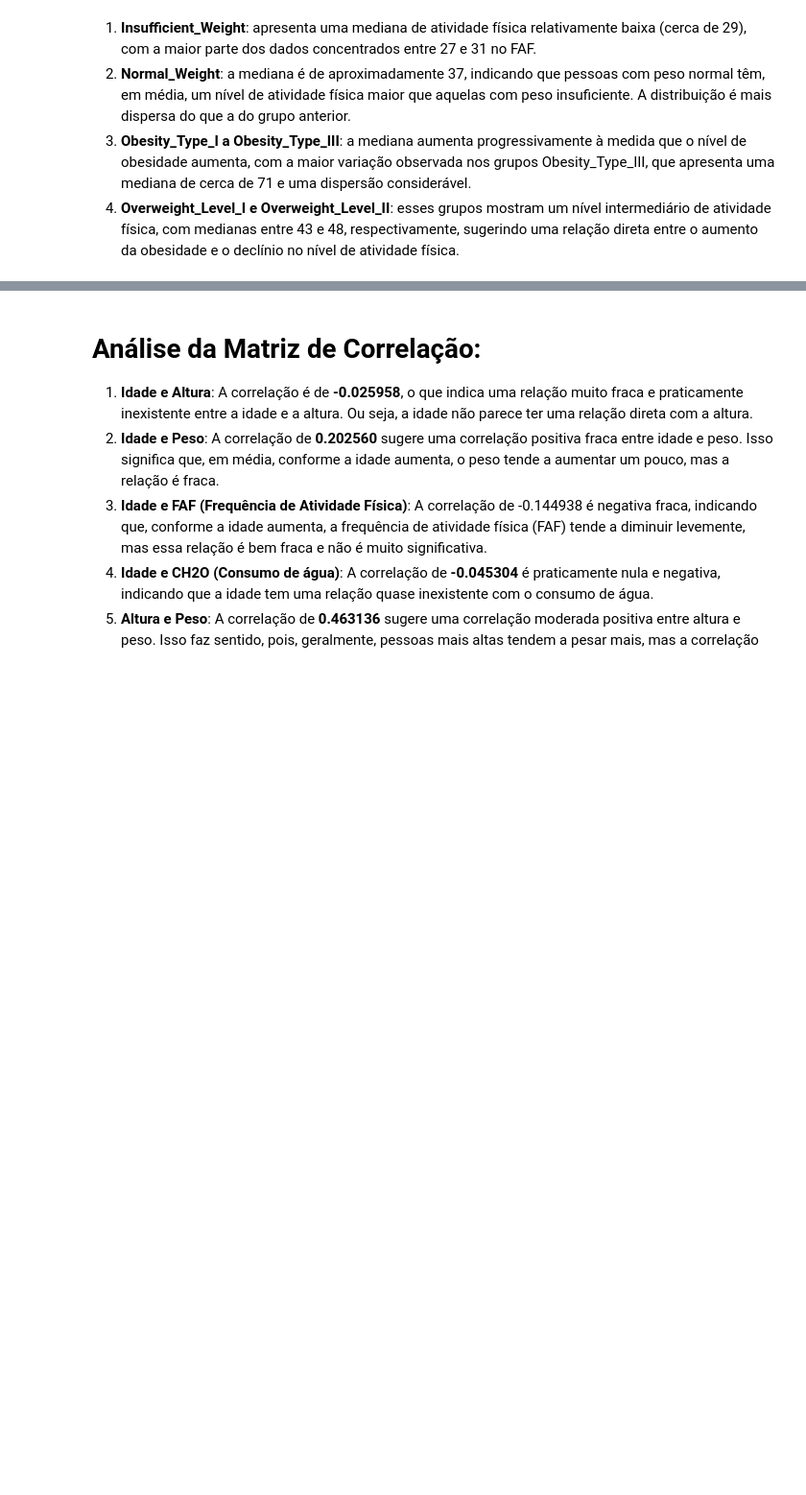
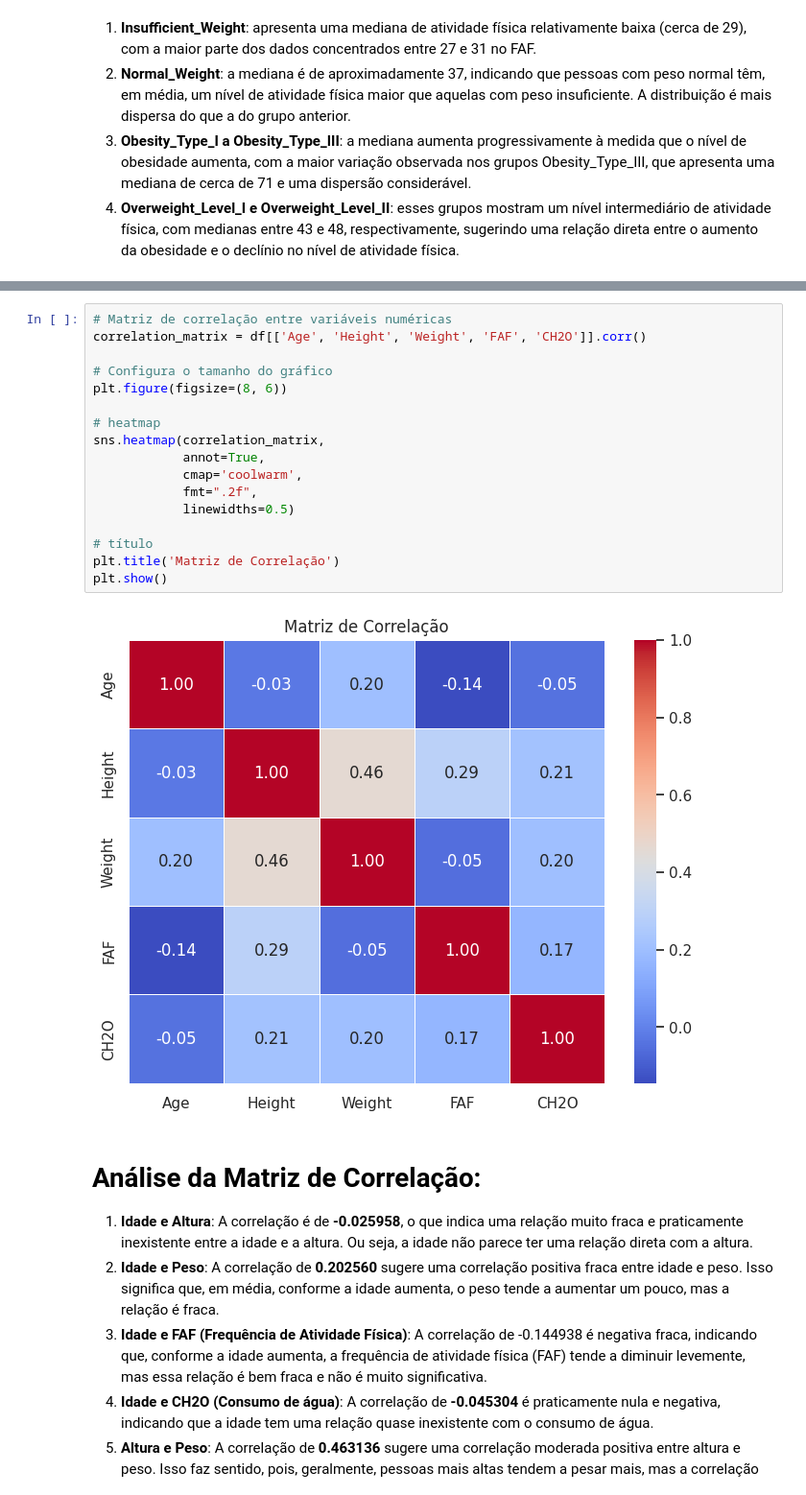
Before and after one commit to joao-paulo-alt/analise_exploratoria_obesidade, a Jupyter notebook: notebooks/01-exploratory_data_analysis.ipynb, the cells around one changed output, grey strips where cells are left out. Shown at 96% size. Cells and saved outputs as stored; diff of their text form; blank space fills up the shorter version.

```diff
--- a/notebooks/01-exploratory_data_analysis.ipynb
+++ b/notebooks/01-exploratory_data_analysis.ipynb
@@ -158,3 +240,22 @@ correlation_matrix
+# %%
+# Matriz de correlação entre variáveis numéricas
+correlation_matrix = df[['Age', 'Height', 'Weight', 'FAF', 'CH2O']].corr()
+
+# Configura o tamanho do gráfico
+plt.figure(figsize=(8, 6))
+
+# heatmap
+sns.heatmap(correlation_matrix,
+            annot=True,
+            cmap='coolwarm',
+            fmt=".2f",
+            linewidths=0.5)
+
+# título
+plt.title('Matriz de Correlação')
+plt.show()
+# %% [output]
+[figure, added]
 # %% [markdown]
 # Análise da Matriz de Correlação:
 
```
Also changed, not shown: parts of 20 cells of this notebook.
